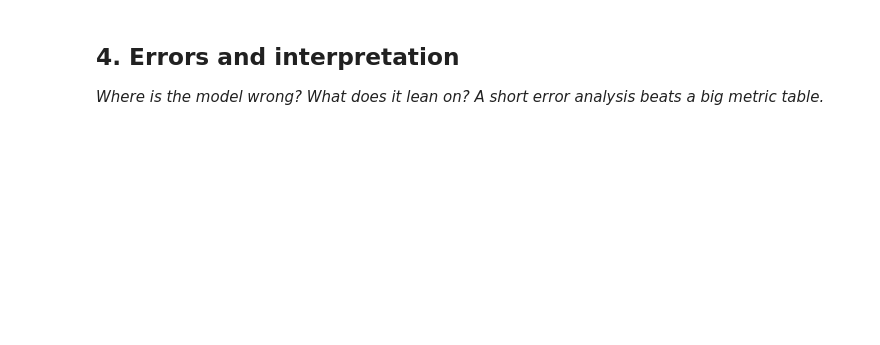
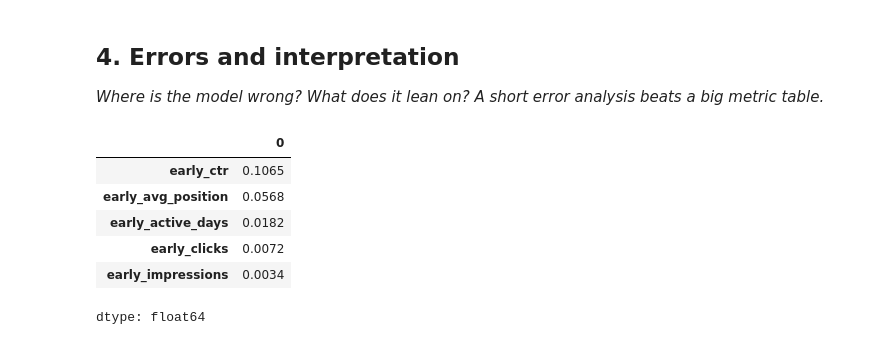
Before and after one commit to iankitthakur/flyrank-ml-internship, a Jupyter notebook: work/notebooks/w05_model.ipynb, the cells around one changed output. Drawn from its saved outputs; the diff is of its cells as text; code cells hidden in the pictures; blank space fills up the shorter version.

```diff
--- a/work/notebooks/w05_model.ipynb
+++ b/work/notebooks/w05_model.ipynb
@@ -8,0 +45,11 @@ This skeleton is yours to fill. Work the sections **in order** — each one has
+# %%
+b = df.dropna(subset=["early_avg_position", "early_ctr"]).copy()
+b = b[b["early_avg_position"] <= 20].copy()
+b["pos_bucket"] = pd.cut(b["early_avg_position"], [0, 3, 10, 20], labels=["1-3", "4-10", "11-20"]).astype(str)
+sums = b.groupby("pos_bucket")[["early_clicks", "early_impressions"]].sum()
+b["peer_ctr"] = b["pos_bucket"].map(sums["early_clicks"] / sums["early_impressions"])
+b["baseline_score"] = (b["peer_ctr"] * b["early_impressions"] - b["early_clicks"]).clip(lower=0)
+
+df["baseline_score"] = 0.0
+df.loc[b.index, "baseline_score"] = b["baseline_score"]
+print("pages with a baseline score:", int((df["baseline_score"] > 0).sum()))
@@ -34,3 +153,18 @@ This skeleton is yours to fill. Work the sections **in order** — each one has
 # %%
 # This cell is for CODE (numbers, a query, a check).
 # Write your text answer in the cell ABOVE this one — typing sentences here breaks Run All.
+# %%
+from sklearn.inspection import permutation_importance
+
+tr, te = next(GroupKFold(n_splits=5).split(X, y, groups))
+rf = RandomForestClassifier(n_estimators=200, max_depth=5, min_samples_leaf=20, random_state=0, n_jobs=-1).fit(X.iloc[tr], y.iloc[tr])
+pi = permutation_importance(rf, X.iloc[te], y.iloc[te], scoring="roc_auc", n_repeats=10, random_state=0)
+pd.Series(pi.importances_mean, index=features).sort_values(ascending=False).round(4)
+# %% [output]
+|  | 0 |
+| early_ctr | 0.1065 |
+| early_avg_position | 0.0568 |
+| early_active_days | 0.0182 |
+| early_clicks | 0.0072 |
+| early_impressions | 0.0034 |
+dtype: float64
```
Also changed, not shown: parts of 11 cells of this notebook.
